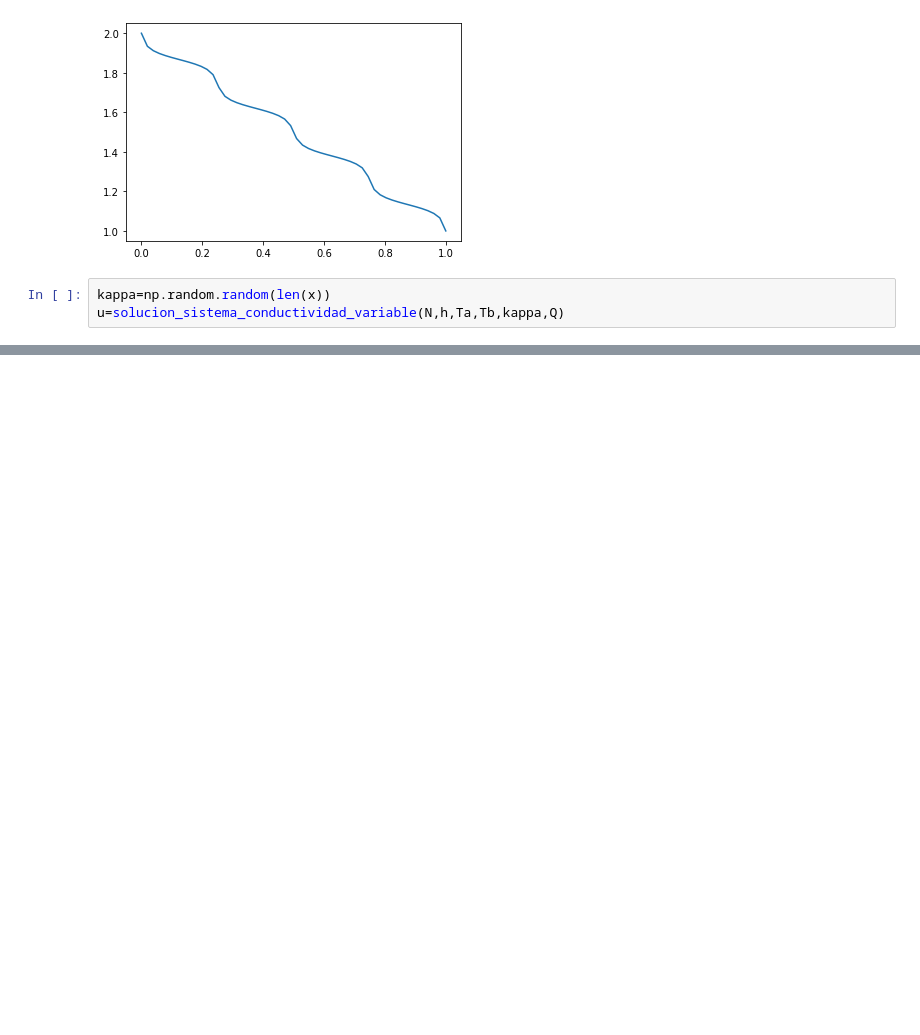
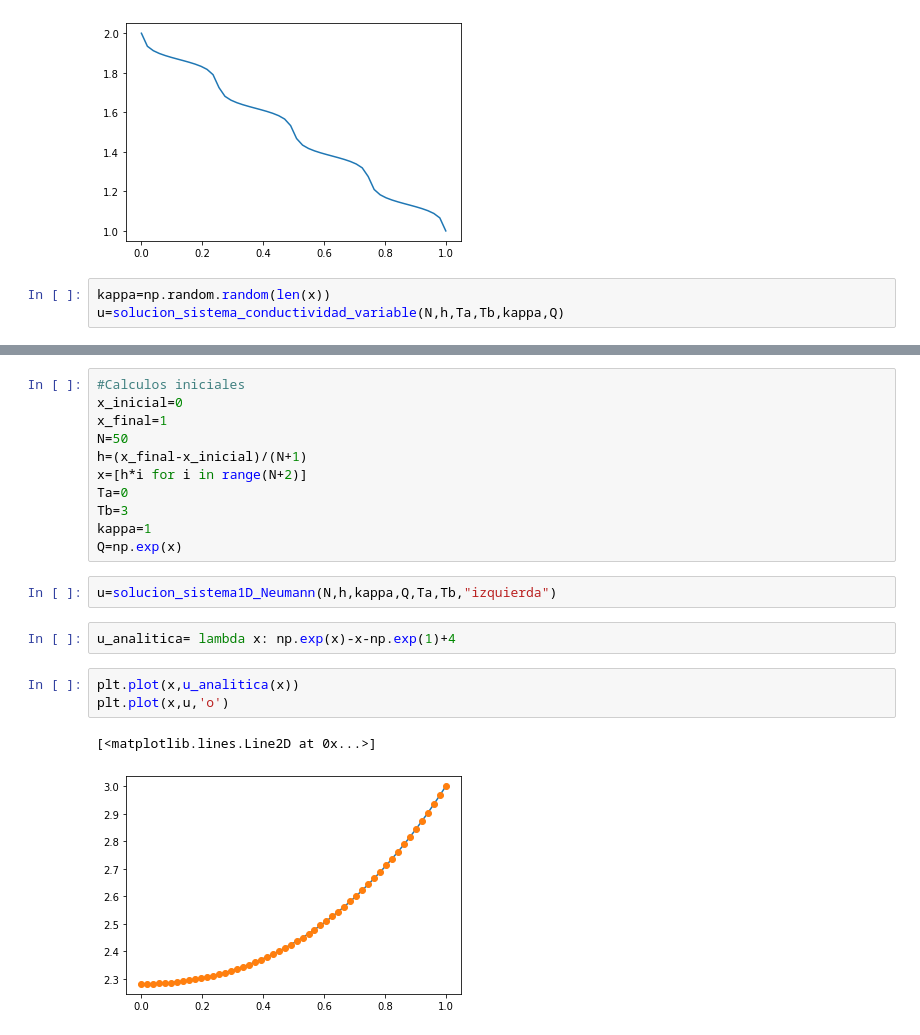
Before and after one commit to DanielR59/Conduccion_de_Calor, a Jupyter notebook: Calibracion.ipynb, the cells around one changed output, grey strips where cells are left out. Drawn from its saved outputs; the diff is of its cells as text; blank space fills up the shorter version.

```diff
--- a/Calibracion.ipynb
+++ b/Calibracion.ipynb
@@ -72,0 +84,21 @@ plt.plot(x,u)
+# %%
+#Calculos iniciales
+x_inicial=0
+x_final=1
+N=50
+h=(x_final-x_inicial)/(N+1)
+x=[h*i for i in range(N+2)]
+Ta=0
+Tb=3
+kappa=1
+Q=np.exp(x)
+# %%
+u=solucion_sistema1D_Neumann(N,h,kappa,Q,Ta,Tb,"izquierda")
+# %%
+u_analitica= lambda x: np.exp(x)-x-np.exp(1)+4
+# %%
+plt.plot(x,u_analitica(x))
+plt.plot(x,u,'o')
+# %% [output]
+[<matplotlib.lines.Line2D at 0x...>]
+[figure, added]
```
Also changed, not shown: parts of 3 cells of this notebook.
